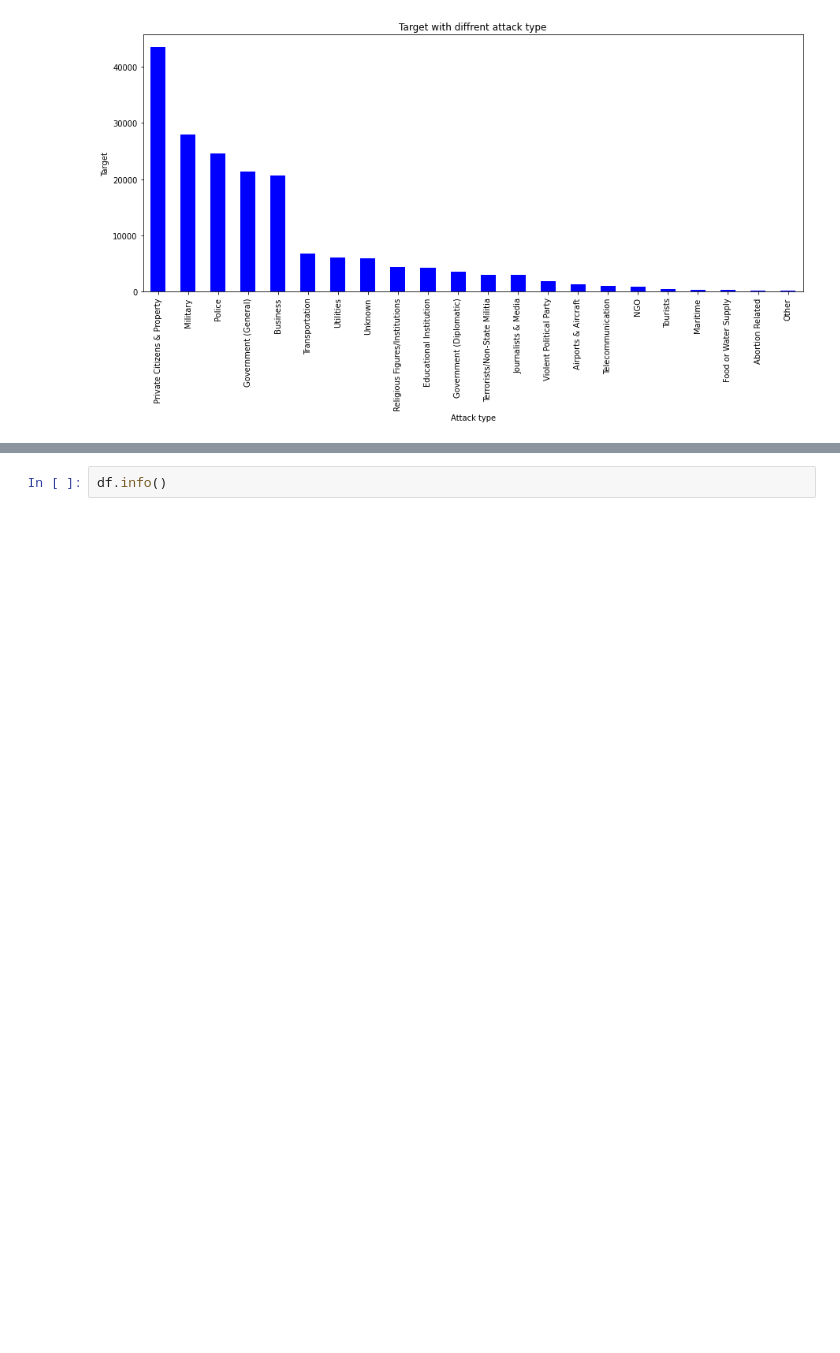
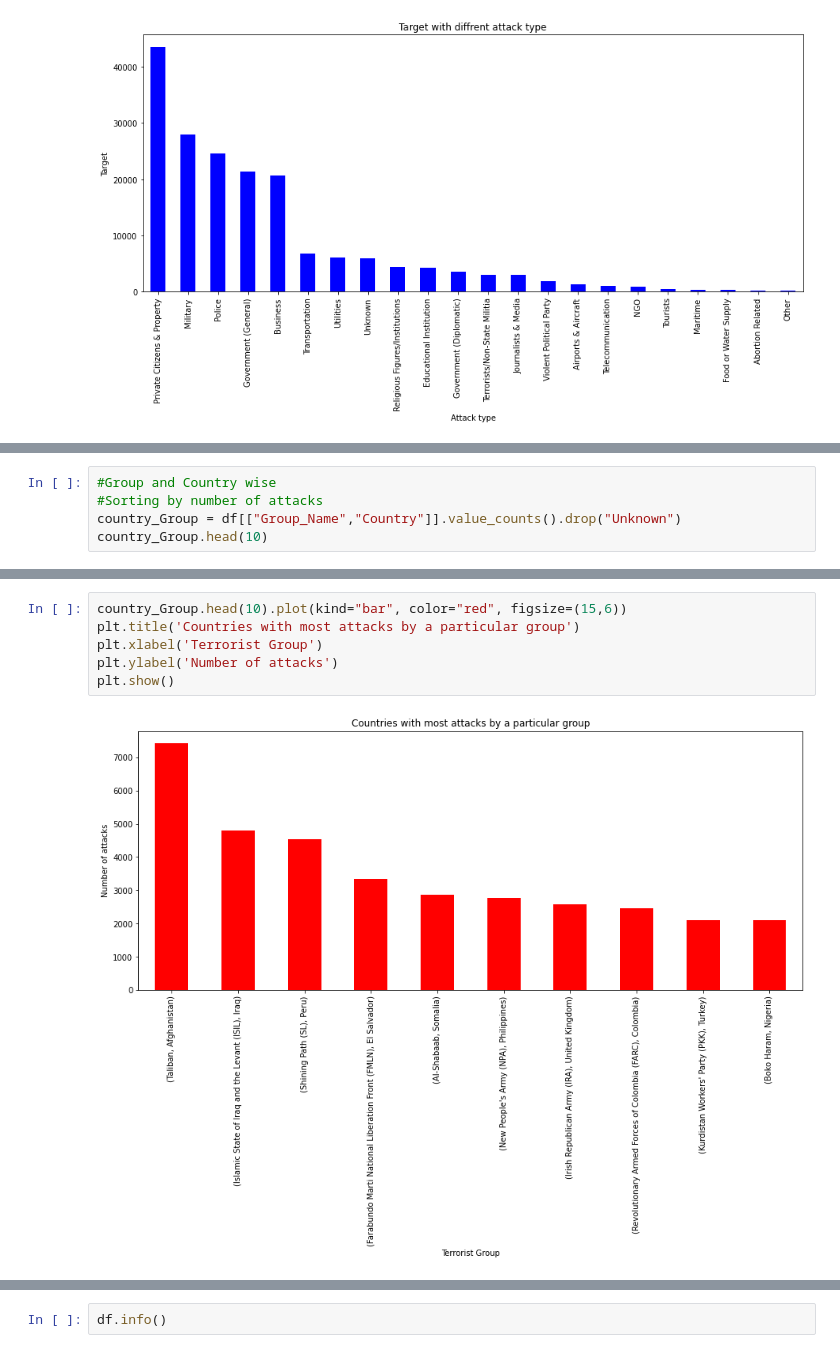
Before and after one commit to Pawan-kumar-Singh/Global-Terrorism, a Jupyter notebook: Global_Terrorism_Analysis_Capstone_Project.ipynb, the cells around one changed output, grey strips where cells are left out. Drawn from its saved outputs; the diff is of its cells as text; blank space fills up the shorter version.

```diff
--- a/Global_Terrorism_Analysis_Capstone_Project.ipynb
+++ b/Global_Terrorism_Analysis_Capstone_Project.ipynb
@@ -764,0 +856,5 @@ plt.show()
+# %%
+#Group and Country wise
+#Sorting by number of attacks
+country_Group = df[["Group_Name","Country"]].value_counts().drop("Unknown")
+country_Group.head(10)
@@ -764,0 +874,8 @@ plt.show()
+# %%
+country_Group.head(10).plot(kind="bar", color="red", figsize=(15,6))
+plt.title('Countries with most attacks by a particular group')
+plt.xlabel('Terrorist Group')
+plt.ylabel('Number of attacks')
+plt.show()
+# %% [output]
+[figure, added]
```
Also changed, not shown: parts of 29 cells of this notebook.
